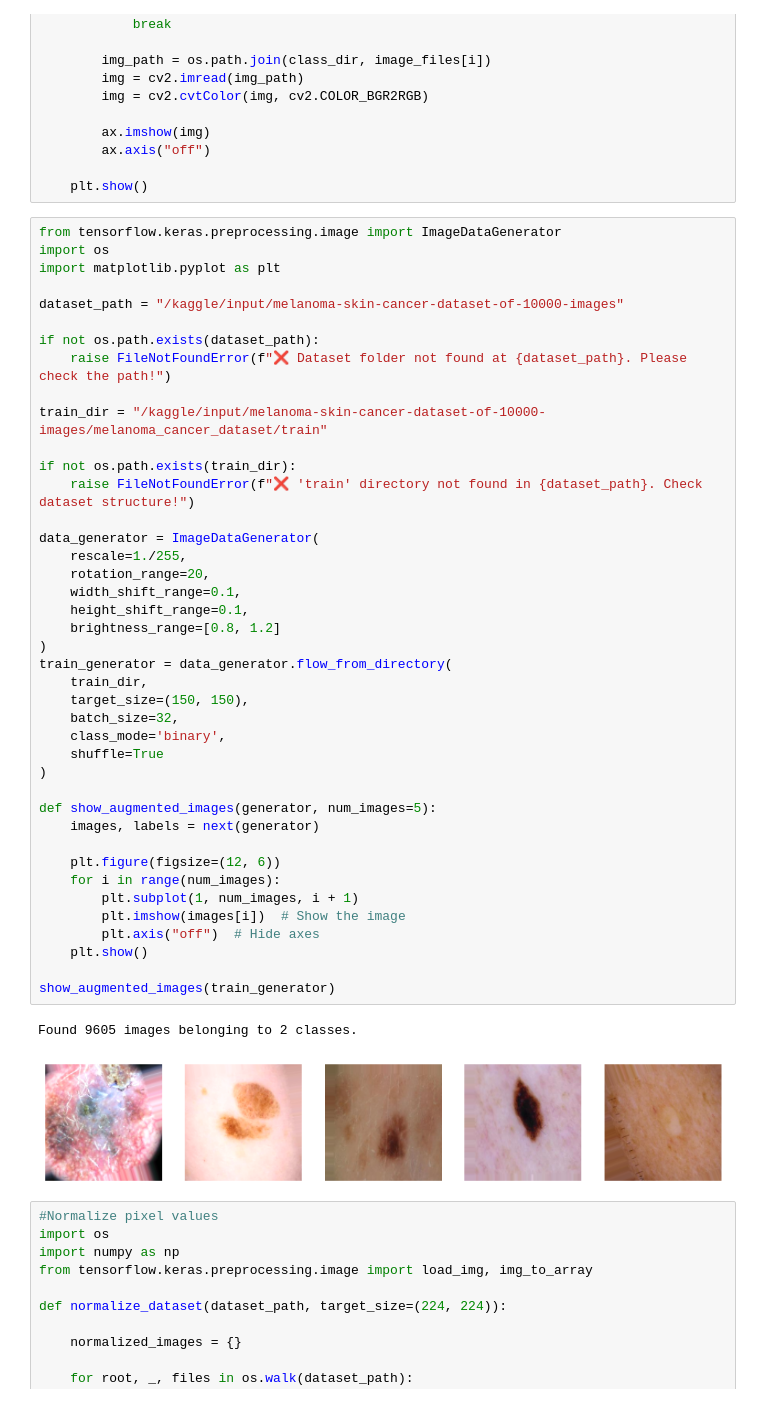
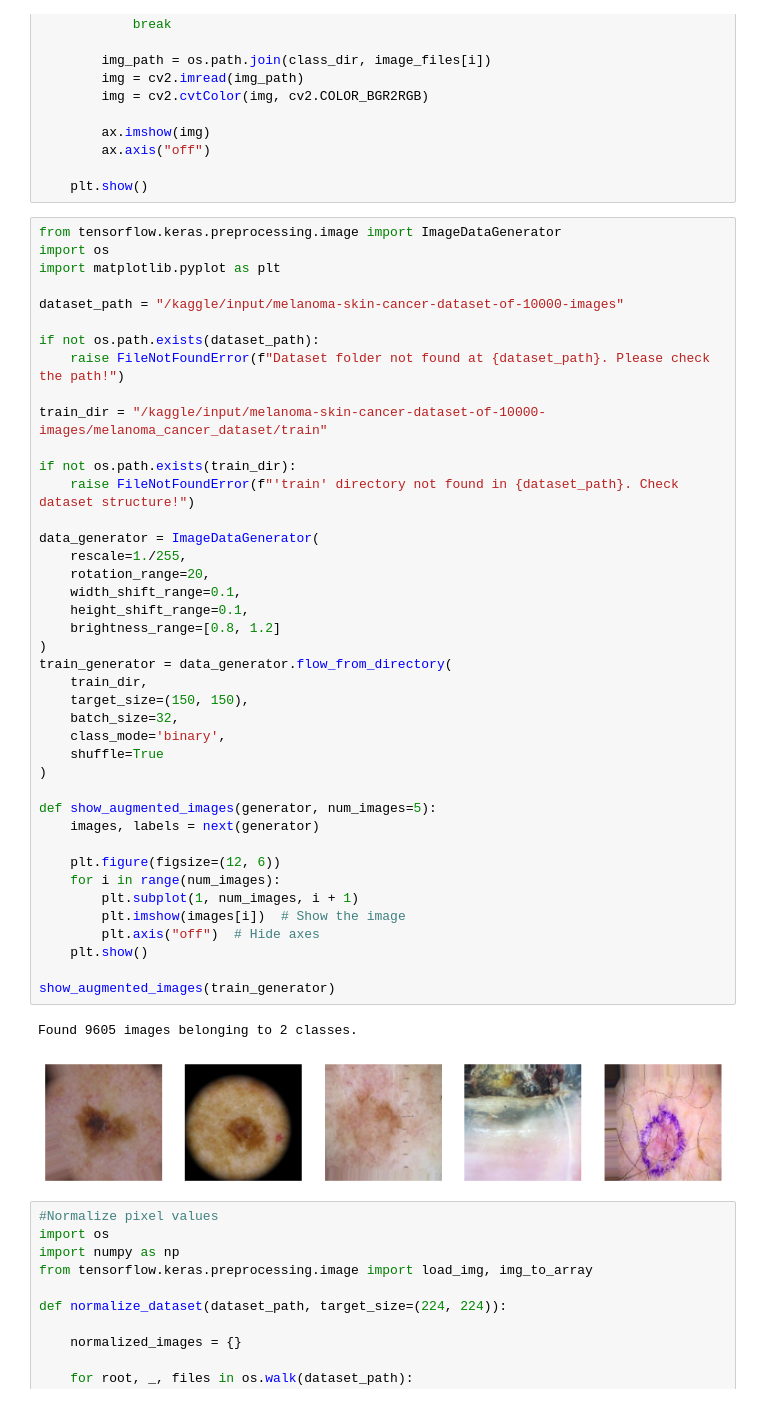
Before and after one commit to misspriyagill/melanoma-detection, a Jupyter notebook: major-project.ipynb, the cells around one changed output. Cells and saved outputs as stored; diff of their text form.

```diff
--- a/major-project.ipynb
+++ b/major-project.ipynb
@@ -175,42 +176,42 @@ import matplotlib.pyplot as plt
 dataset_path = "/kaggle/input/melanoma-skin-cancer-dataset-of-10000-images"
 
 if not os.path.exists(dataset_path):
-    raise FileNotFoundError(f"❌ Dataset folder not found at {dataset_path}. Please check the path!")
+    raise FileNotFoundError(f"Dataset folder not found at {dataset_path}. Please check the path!")
 
 train_dir = "/kaggle/input/melanoma-skin-cancer-dataset-of-10000-images/melanoma_cancer_dataset/train"
 
 if not os.path.exists(train_dir):
-    raise FileNotFoundError(f"❌ 'train' directory not found in {dataset_path}. Check dataset structure!")
+    raise FileNotFoundError(f"'train' directory not found in {dataset_path}. Check dataset structure!")
 
 data_generator = ImageDataGenerator(
     rescale=1./255,
     rotation_range=20,
     width_shift_range=0.1,
     height_shift_range=0.1,
     brightness_range=[0.8, 1.2]
 )
 train_generator = data_generator.flow_from_directory(
     train_dir,
     target_size=(150, 150),
     batch_size=32,
     class_mode='binary',
     shuffle=True
 )
 
 def show_augmented_images(generator, num_images=5):
     images, labels = next(generator)
 
     plt.figure(figsize=(12, 6))
     for i in range(num_images):
         plt.subplot(1, num_images, i + 1)
         plt.imshow(images[i])  # Show the image
         plt.axis("off")  # Hide axes
     plt.show()
 
 show_augmented_images(train_generator)
 # %% [output]
 Found 9605 images belonging to 2 classes.
-[figure, old version]
+[figure, new version]
 # %%
 #Normalize pixel values
 import os
```
Also changed, not shown: parts of 5 cells of this notebook.
